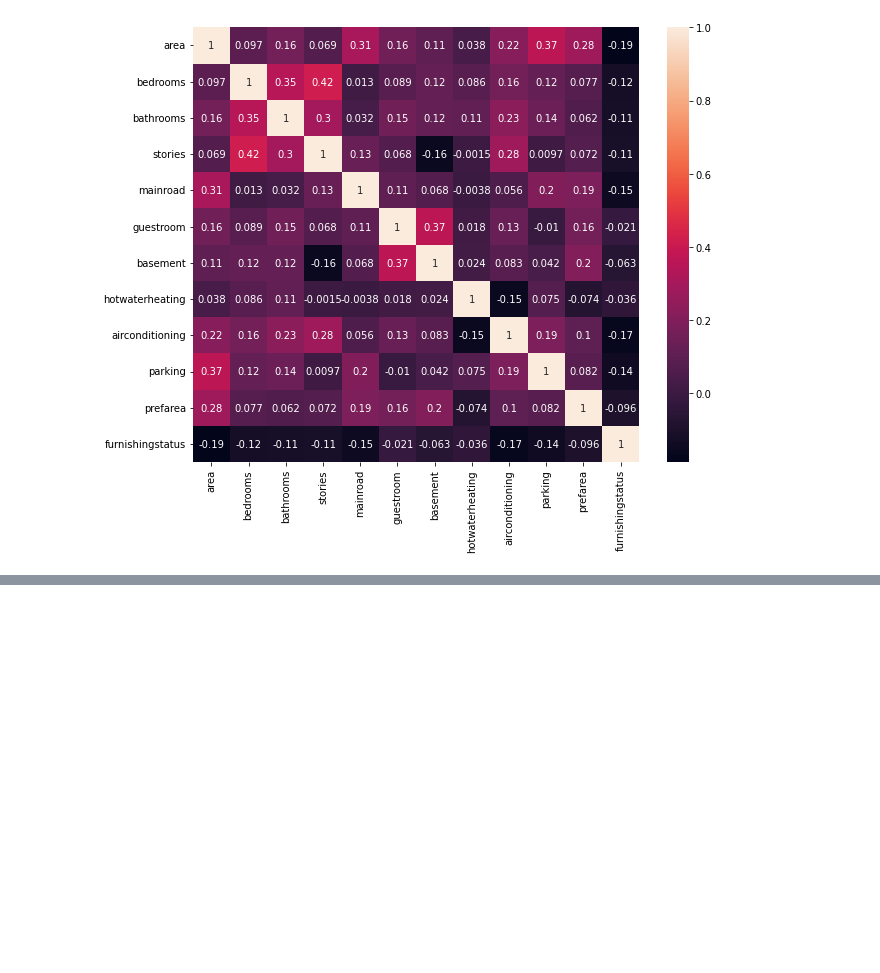
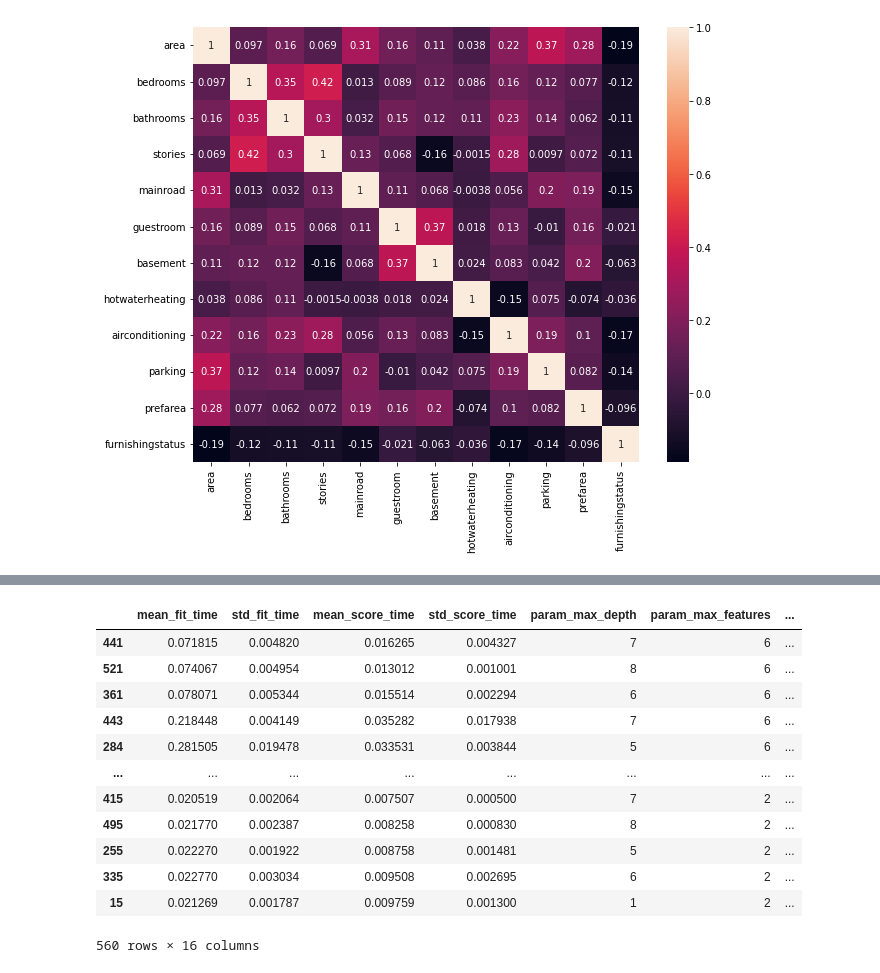
Before and after one commit to tosif91/machine_learning, a Jupyter notebook: ml_model/random_forest_house_price_pred_regression.ipynb, the cells around one changed output, grey strips where cells are left out. Saved outputs shown, nothing was run; the diff lists cells and outputs as text; code cells hidden in the pictures; blank space fills up the shorter version.

```diff
--- a/ml_model/random_forest_house_price_pred_regression.ipynb
+++ b/ml_model/random_forest_house_price_pred_regression.ipynb
@@ -214,0 +328,16 @@ rf = RandomForestRegressor()
+# %%
+res.sort_values(by='mean_test_score',ascending=False)
+# %% [output]
+|  | mean_fit_time | std_fit_time | mean_score_time | std_score_time | param_max_depth | param_max_features | ... |
+| 441 | 0.071815 | 0.004820 | 0.016265 | 0.004327 | 7 | 6 | ... |
+| 521 | 0.074067 | 0.004954 | 0.013012 | 0.001001 | 8 | 6 | ... |
+| 361 | 0.078071 | 0.005344 | 0.015514 | 0.002294 | 6 | 6 | ... |
+| 443 | 0.218448 | 0.004149 | 0.035282 | 0.017938 | 7 | 6 | ... |
+| 284 | 0.281505 | 0.019478 | 0.033531 | 0.003844 | 5 | 6 | ... |
+| ... | ... | ... | ... | ... | ... | ... | ... |
+| 415 | 0.020519 | 0.002064 | 0.007507 | 0.000500 | 7 | 2 | ... |
+| 495 | 0.021770 | 0.002387 | 0.008258 | 0.000830 | 8 | 2 | ... |
+| 255 | 0.022270 | 0.001922 | 0.008758 | 0.001481 | 5 | 2 | ... |
+| 335 | 0.022770 | 0.003034 | 0.009508 | 0.002695 | 6 | 2 | ... |
+| 15 | 0.021269 | 0.001787 | 0.009759 | 0.001300 | 1 | 2 | ... |
+560 rows × 16 columns
```
Also changed, not shown: parts of 19 cells of this notebook, 3 other files.
